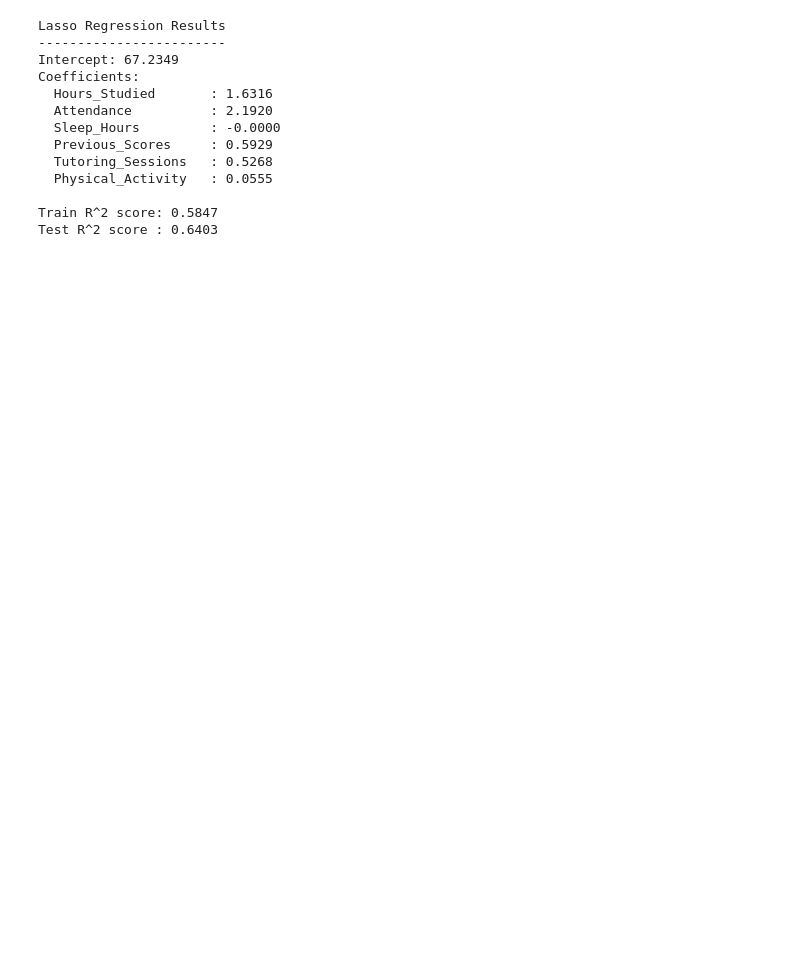
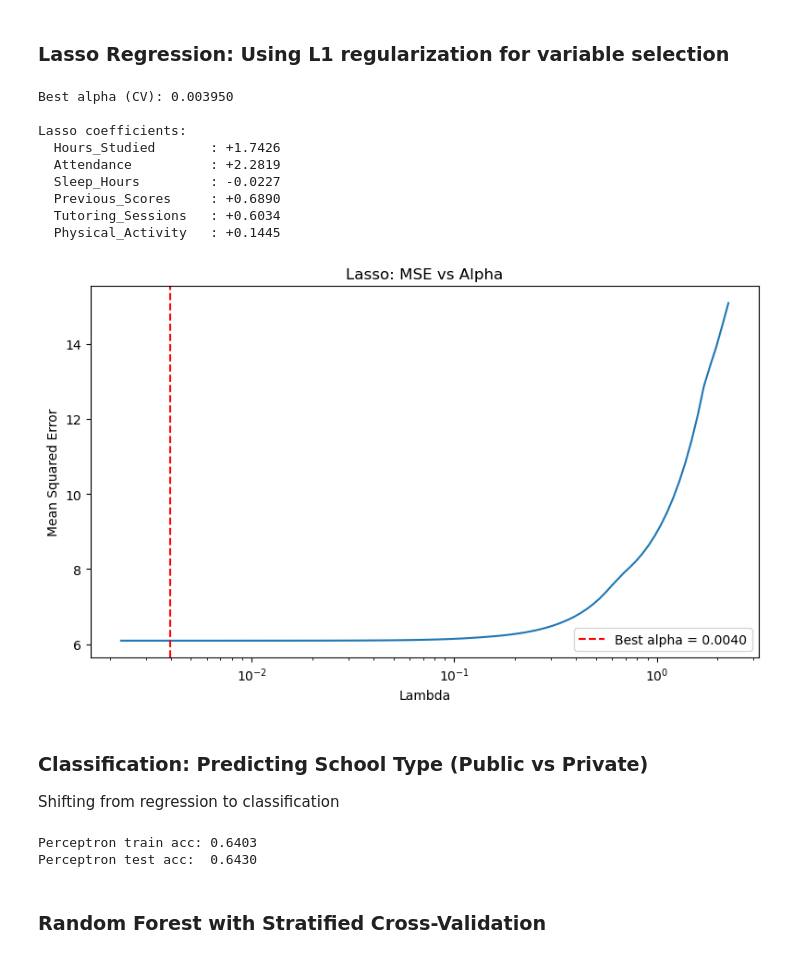
Before and after one commit to MarkEndicott2023/Student-Performance-Analysis, a Jupyter notebook: tinkering_mark.ipynb, the cells around one changed output. Drawn from its saved outputs; the diff is of its cells as text; code cells hidden in the pictures; blank space fills up the shorter version.

Commit message:
Tinkering with OLS, Lasso, Perceptron, and Random Forest models

```diff
--- a/tinkering_mark.ipynb
+++ b/tinkering_mark.ipynb
@@ -60,38 +59,61 @@ Notes:
 [1] Standard Errors assume that the covariance matrix of the errors is correctly specified.
 [2] The condition number is large, 1.25e+03. This might indicate that there are
 strong multicollinearity or other numerical problems.
+# %% [markdown]
+### Lasso Regression: Using L1 regularization for variable selection
 # %%
-# Standardize the features
 scaler = StandardScaler()
-X_scaled = scaler.fit_transform(df_student[numeric_cols])
+X_lasso = scaler.fit_transform(df_student[numeric_cols])
 
-# Split the data for evaluation
-X_train, X_test, y_train, y_test = train_test_split(X_scaled, y, test_size=0.2, random_state=42)
+lasso = LassoCV(cv=5, random_state=42)
+lasso.fit(X_lasso, y_exam)
 
-lasso = Lasso(alpha=0.1, random_state=42)
-lasso.fit(X_train, y_train)
-
-# Structured output
-print("Lasso Regression Results")
-print("------------------------")
-print("Intercept: {:.4f}".format(lasso.intercept_))
-print("Coefficients:")
+print(f"Best alpha (CV): {lasso.alpha_:.6f}\n")
+print("Lasso coefficients:")
 for name, coef in zip(numeric_cols, lasso.coef_):
-    print("  {:<20}: {:.4f}".format(name, coef))
-print()
-print("Train R^2 score: {:.4f}".format(lasso.score(X_train, y_train)))
-print("Test R^2 score : {:.4f}".format(lasso.score(X_test, y_test)))
+    print(f"  {name:<20}: {coef:+.4f}")
 # %% [output]
-Lasso Regression Results
-------------------------
-Intercept: 67.2349
-Coefficients:
-  Hours_Studied       : 1.6316
-  Attendance          : 2.1920
-  Sleep_Hours         : -0.0000
-  Previous_Scores     : 0.5929
-  Tutoring_Sessions   : 0.5268
-  Physical_Activity   : 0.0555
+Best alpha (CV): 0.003950
 
-Train R^2 score: 0.5847
-Test R^2 score : 0.6403
+Lasso coefficients:
+  Hours_Studied       : +1.7426
+  Attendance          : +2.2819
+  Sleep_Hours         : -0.0227
+  Previous_Scores     : +0.6890
+  Tutoring_Sessions   : +0.6034
+  Physical_Activity   : +0.1445
+# %%
+plt.figure(figsize=(8, 5))
+plt.plot(lasso.alphas_, lasso.mse_path_.mean(axis=1))
+plt.axvline(lasso.alpha_, color='r', linestyle='--', label=f'Best alpha = {lasso.alpha_:.4f}')
+plt.xlabel('Lambda')
+plt.ylabel('Mean Squared Error')
+plt.title('Lasso: MSE vs Alpha')
+plt.xscale('log')
+plt.legend()
+plt.tight_layout()
+plt.show()
+# %% [output]
+[figure, added]
+# %% [markdown]
+### Classification: Predicting School Type (Public vs Private)
+
+Shifting from regression to classification
+# %%
+le = LabelEncoder()
+y_school = le.fit_transform(df_student['School_Type'])
+
+X_clf = StandardScaler().fit_transform(df_student.select_dtypes(include='number'))
+X_train, X_test, y_train, y_test = train_test_split(X_clf, y_school, test_size=0.2, random_state=42)
+
+# Perceptron baseline
+perceptron = Perceptron(random_state=42)
+perceptron.fit(X_train, y_train)
+
+print(f"Perceptron train acc: {perceptron.score(X_train, y_train):.4f}")
+print(f"Perceptron test acc:  {perceptron.score(X_test, y_test):.4f}")
+# %% [output]
+Perceptron train acc: 0.6403
+Perceptron test acc:  0.6430
+# %% [markdown]
+### Random Forest with Stratified Cross-Validation
```
Also changed, not shown: parts of 5 cells of this notebook, 1 other file.
